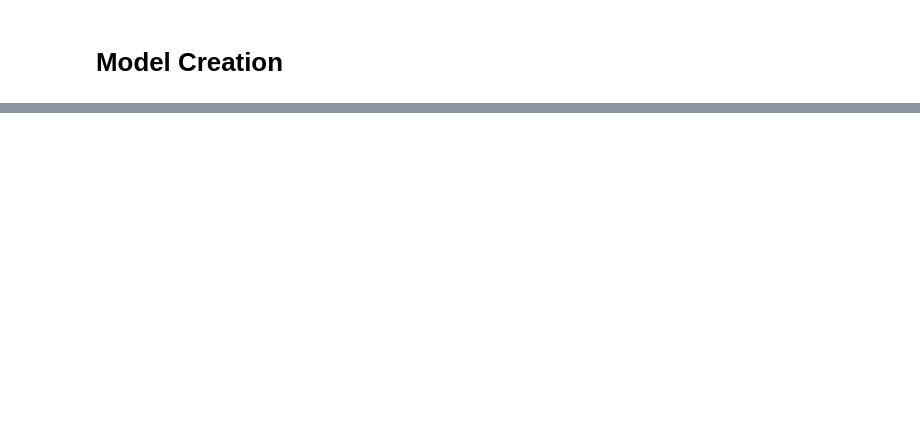
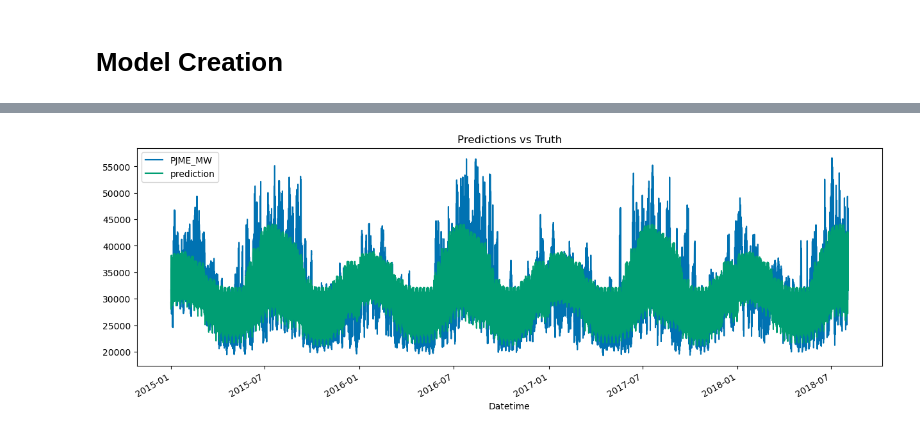
Before and after one commit to MostValue/fast-ai, a Jupyter notebook: personal_notes/notes/time-series-XGBoost.ipynb, the cells around one changed output, grey strips where cells are left out. Saved outputs shown, nothing was run; the diff lists cells and outputs as text; code cells hidden in the pictures; blank space fills up the shorter version.

```diff
--- a/personal_notes/notes/time-series-XGBoost.ipynb
+++ b/personal_notes/notes/time-series-XGBoost.ipynb
@@ -194,0 +232,5 @@ y_test = test[TARGET]
+# %%
+df.loc[(df.index >'01-01-2015')][['PJME_MW', 'prediction']] \
+    .plot(figsize=(15,5), title='Predictions vs Truth');
+# %% [output]
+[figure, added]
```
Also changed, not shown: parts of 31 cells of this notebook.
